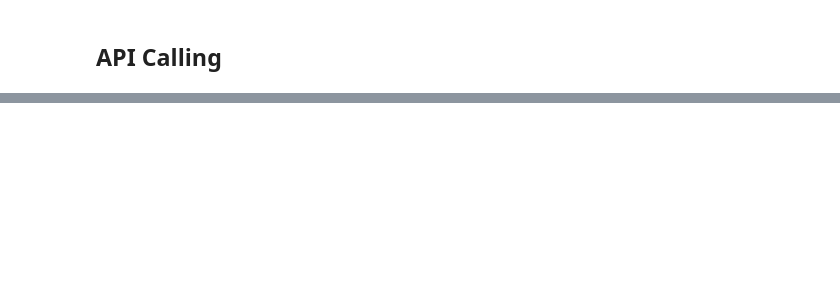
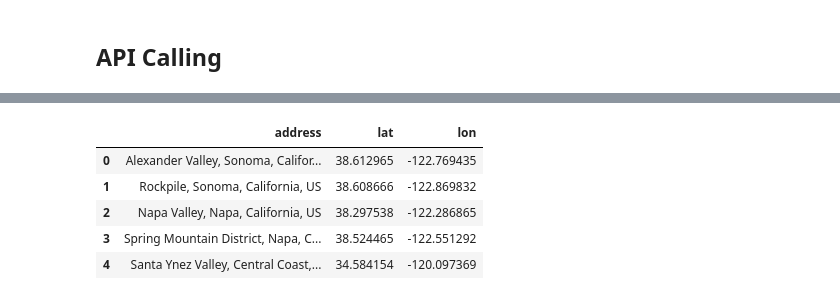
Before and after one commit to mercedesf17/Wine-Recommendation-System, a Jupyter notebook: Notebooks/Cleaning notebook.ipynb, the cells around one changed output, grey strips where cells are left out. Cells and saved outputs as stored; diff of their text form; code cells hidden in the pictures; blank space fills up the shorter version.

```diff
--- a/Notebooks/Cleaning notebook.ipynb
+++ b/Notebooks/Cleaning notebook.ipynb
@@ -484,3 +496,5 @@ location_df.head()
+# %%
+addresses = list(location_df['address'].unique())
 # %% [markdown]
 ## API Calling
 # %%
@@ -507,14 +521,12 @@ counter = 0
 
 start = time.time()
 
-for index, row in location_df.iterrows():
-    params = {'address': row['address'],
-              'key': api_key}
+for address in addresses:
 
-    result = get_json(row['address'])
+    result = get_json(address)
 
     if result['status'] != 'OK':
-        print(f"Error on row number {counter} with index {index}. \nError response: {result['status']}")
+        print(f"Error on row number {addresses.index(address)}. \nError response: {result['status']}")
         end = time.time()
         print(f"This has taken {end - start} seconds")
         break
@@ -522,9 +534,9 @@ for index, row in location_df.iterrows():
     counter += 1
 
     if counter%25 == 0:
-        print(f"Row number {counter-1} with index {index} of {len(df)} done. {round(100*(counter)/len(location_df), 2)}% complete")
+        print(f"Row number {addresses.index(address)} of {len(addresses)} done. {round(100*(counter)/len(addresses), 2)}% complete")
 
-    output_list_new.append((result['results'][0]['geometry']['location'], row['winery']))
+    output_list.append((result['results'][0]['geometry']['location'], address))
 
 end = time.time()
-print(f"This has taken {end - start}")
+print(f"This has taken {end - start} seconds")
@@ -533,8 +581,11 @@ print(f"This has taken {end - start}")
 
 lats = [row[0]['lat'] for row in output_list]
 lons = [row[0]['lng'] for row in output_list]
-wineries = [row[1] for row in output_list]
+adds = [row[1] for row in output_list]
 
-latlon_df = pd.DataFrame({'winery': wineries,
+latlon_df = pd.DataFrame({'address': adds,
                           'lat': lats,
                           'lon': lons})
+
+# Saving the dataframe to a csv file because I'm not making that mistake 5 times (r.i.p.)
+latlon_df.to_csv('../data/latlon_wine_data.csv', index = False)
@@ -544,0 +592,9 @@ df = df.merge(latlon_df, how = 'left', on = 'winery')
+# %%
+latlon_df.head()
+# %% [output]
+|  | address | lat | lon |
+| 0 | Alexander Valley, Sonoma, Califor... | 38.612965 | -122.769435 |
+| 1 | Rockpile, Sonoma, California, US | 38.608666 | -122.869832 |
+| 2 | Napa Valley, Napa, California, US | 38.297538 | -122.286865 |
+| 3 | Spring Mountain District, Napa, C... | 38.524465 | -122.551292 |
+| 4 | Santa Ynez Valley, Central Coast,... | 34.584154 | -120.097369 |
```
Also changed, not shown: parts of 9 cells of this notebook.
